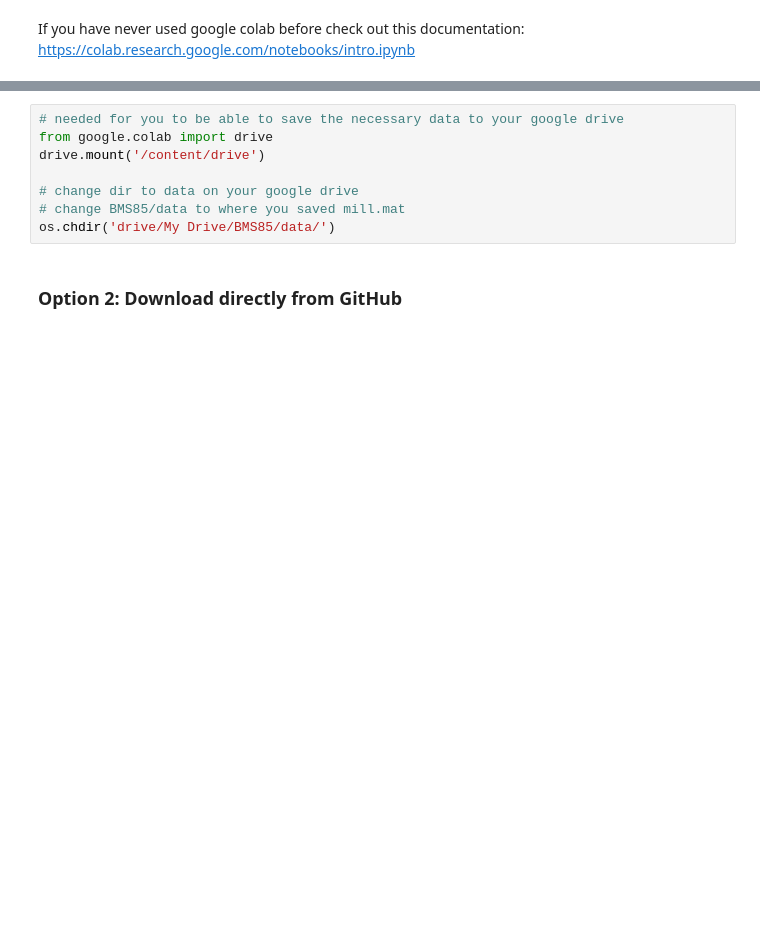
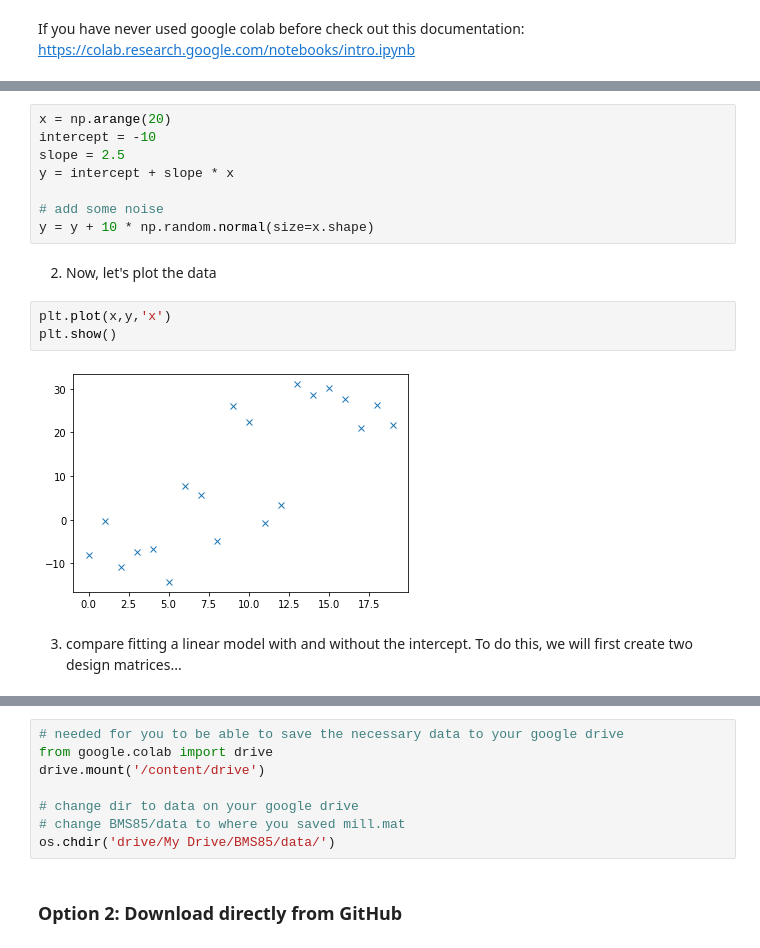
Before and after one commit to predictive-clinical-neuroscience/BigDataCourse, a Jupyter notebook: practicals/GLM_PCA_practical.ipynb, the cells around one changed output, grey strips where cells are left out. Cells and saved outputs as stored; diff of their text form; blank space fills up the shorter version.

```diff
--- a/practicals/GLM_PCA_practical.ipynb
+++ b/practicals/GLM_PCA_practical.ipynb
@@ -17,0 +19,17 @@ import matplotlib.pyplot as plt
+# %%
+x = np.arange(20)
+intercept = -10
+slope = 2.5
+y = intercept + slope * x
+
+# add some noise
+y = y + 10 * np.random.normal(size=x.shape)
+# %% [markdown]
+2. Now, let's plot the data
+# %%
+plt.plot(x,y,'x')
+plt.show()
+# %% [output]
+[figure, added]
+# %% [markdown]
+3. compare fitting a linear model with and without the intercept. To do this, we will first create two design matrices...
```
Also changed, not shown: parts of 18 cells of this notebook, 1 other file.
